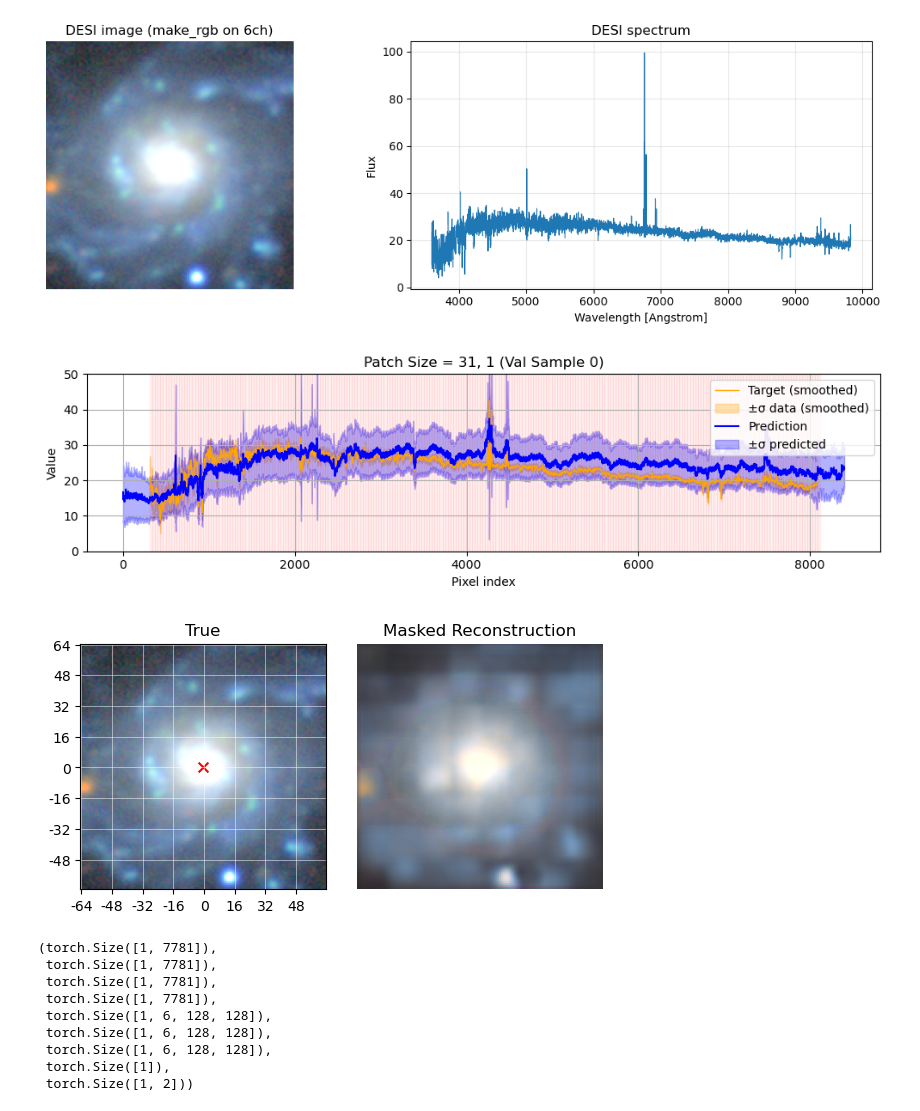
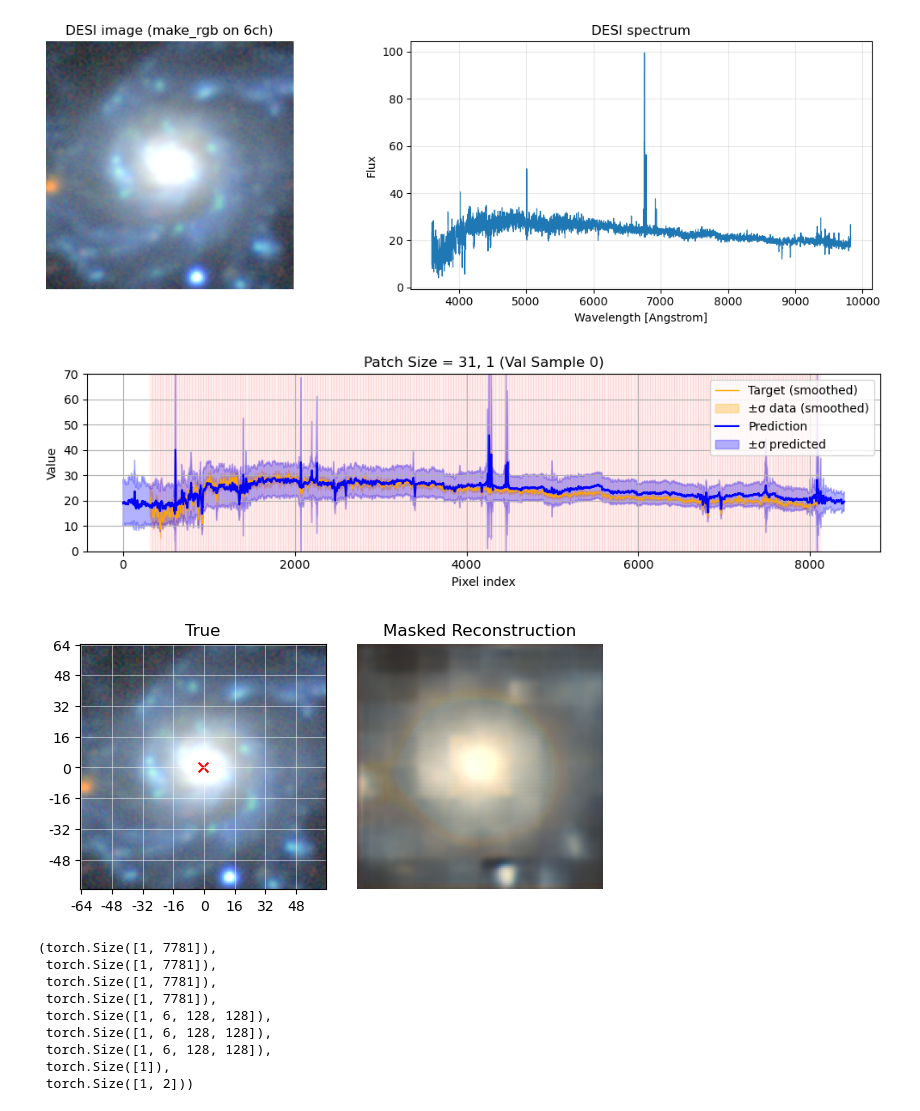
Before and after one commit to biprateep/MultiModal, a Jupyter notebook: notebooks/manga_tests.ipynb, the cells around one changed output. Drawn from its saved outputs; the diff is of its cells as text; code cells hidden in the pictures.

```diff
--- a/notebooks/manga_tests.ipynb
+++ b/notebooks/manga_tests.ipynb
@@ -449,20 +450,23 @@ img_w  = img_w.to(device)
 img_e  = img_e.to(device)
 z      = z.to(device)
 xy_pix = xy_pix.to(device)
-# %%
-model.mask_ratio = 1
-model.mask_ratio_img = 0
-# z[0] = 0.2429
-# xy_pix[0] = torch.tensor([-8, -20])
-spec_loss, img_loss, total_loss, spec_pred, error_pred, pred_img, error_img, token_mask = model.forward(spec, weig, error, img, img_w, img_e, z, xy_pix)
-
-token_mask = token_mask.unsqueeze(0).expand(spec.size(0), -1)
-mask_spec = token_mask[:, :-model.num_patchesimg].long()
-mask_img = token_mask[:, -model.num_patchesimg:].long()
-visualize(model, spec, error, spec_pred, error_pred, img, pred_img, error_img, mask_spec, mask_img, xy_pix, ylim=50)
-# %% [output]
-[figure, removed]
-[figure, removed]
+# %%
+path = '/pscratch/sd/p/pzehao/DESIMAE/ProductionCheckpointsFinalColour/epoch=083-val_loss=-1.7190.ckpt'
+checkpoint = torch.load(path, map_location="cpu")
+model.load_state_dict(checkpoint["state_dict"], strict=False)
+model.mask_ratio = 1
+model.mask_ratio_img = 0
+# z[0] = 0.2429
+# xy_pix[0] = torch.tensor([-8, -20])
+spec_loss, img_loss, total_loss, spec_pred, error_pred, pred_img, error_img, token_mask = model.forward(spec, weig, error, img, img_w, img_e, z, xy_pix)
+
+token_mask = token_mask.unsqueeze(0).expand(spec.size(0), -1)
+mask_spec = token_mask[:, :-model.num_patchesimg].long()
+mask_img = token_mask[:, -model.num_patchesimg:].long()
+visualize(model, spec, error, spec_pred, error_pred, img, pred_img, error_img, mask_spec, mask_img, xy_pix, ylim=70)
+# %% [output]
+[figure, added]
+[figure, added]
 # %%
 x.shape, spec.shape, weig.shape, error.shape, img.shape, img_w.shape, img_e.shape, z.shape, xy_pix.shape
 # %% [output]
```
Also changed, not shown: parts of 2 cells of this notebook, 6 other files.
